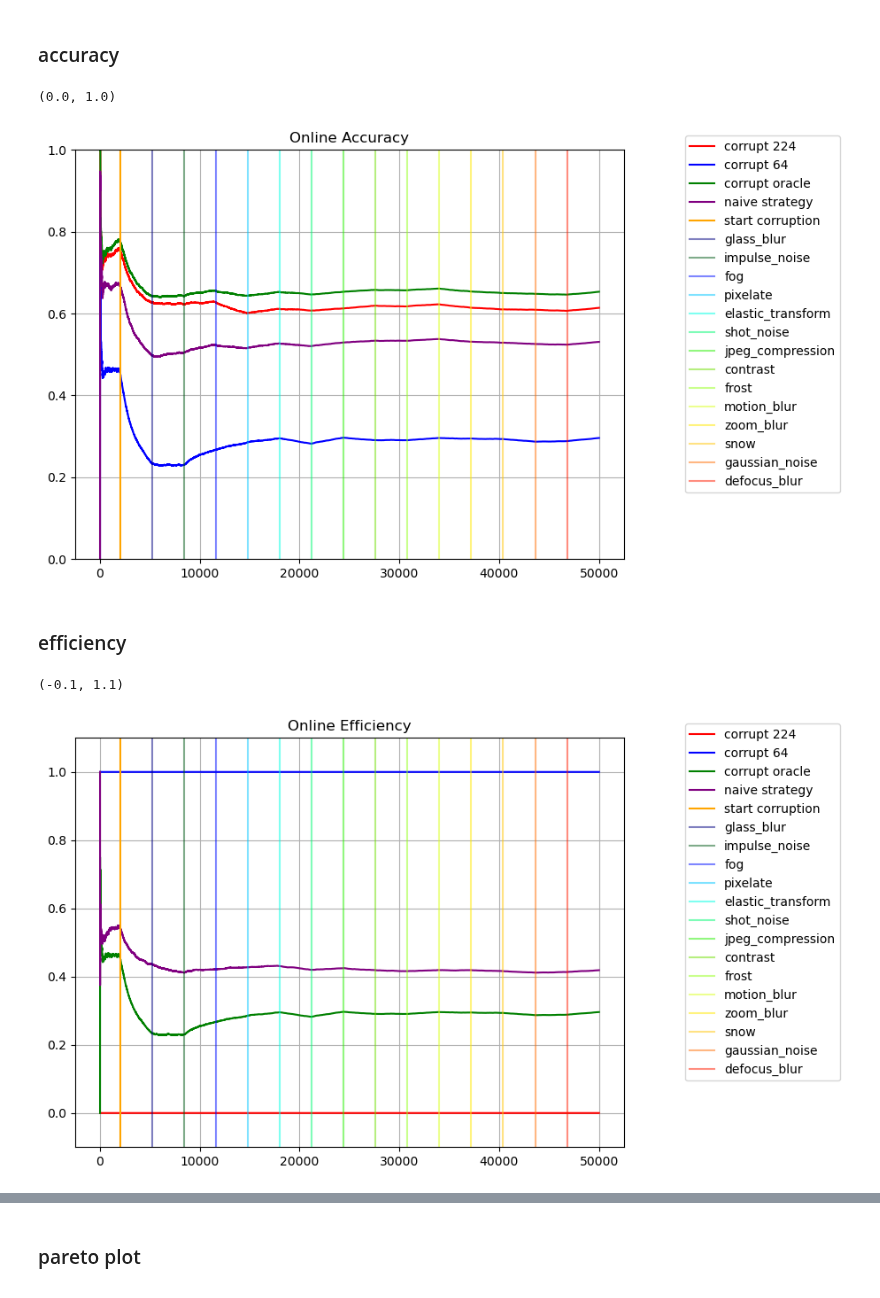
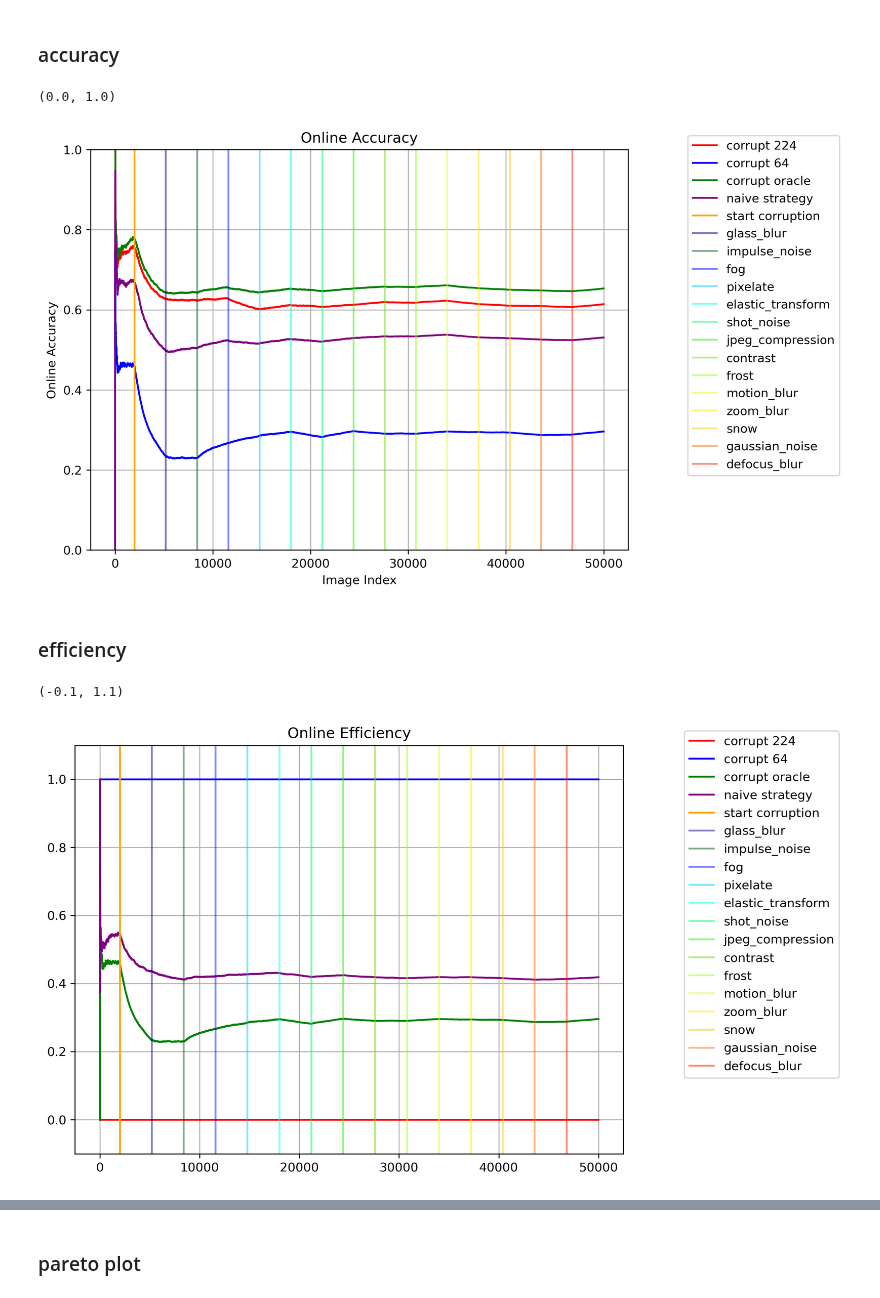
Before and after one commit to Geffen-Cooper/continual_learning_playground, a Jupyter notebook: src/test_time_kd/test_corruptions.ipynb, the cells around one changed output, grey strips where cells are left out. Saved outputs shown, nothing was run; the diff lists cells and outputs as text; code cells hidden in the pictures.

```diff
--- a/src/test_time_kd/test_corruptions.ipynb
+++ b/src/test_time_kd/test_corruptions.ipynb
@@ -699,11 +699,14 @@ for sample_idx in tqdm(rand_order):
             clean_overconfident_locations.append(num_imgs)
     clean_naive_online_acc.append(clean_num_naive_correct/num_imgs)
     clean_naive_efficiency.append(clean_naive_num_choose_small/num_imgs)
-    clean_naive_ops.append((clean_naive_num_choose_small*22+clean_naive_num_choose_big*234)/num_imgs)
+    clean_naive_ops.append((clean_naive_num_choose_small*22+clean_naive_num_choose_big*(234+22))/num_imgs)
 
     idxs.append(num_imgs)
 # %% [markdown]
 ### accuracy
+# %%
+plt.rcParams['figure.dpi'] = 300
+plt.rcParams['savefig.dpi'] = 300
 # %%
 fig1 = plt.figure(figsize=(8,6))
 ax1 = fig1.add_subplot(111)
@@ -1083,7 +1091,7 @@ for sample_idx in tqdm(rand_order):
             corr_overconfident_locations.append(num_imgs)
     corr_naive_online_acc.append(corr_num_naive_correct/num_imgs)
     corr_naive_efficiency.append(corr_naive_num_choose_small/num_imgs)
-    corr_naive_ops.append((corr_naive_num_choose_small*22+corr_naive_num_choose_big*234)/num_imgs)
+    corr_naive_ops.append((corr_naive_num_choose_small*22+corr_naive_num_choose_big*(234+22))/num_imgs)
 
     idxs.append(num_imgs)
 # %% [markdown]
@@ -1091,35 +1099,35 @@ for sample_idx in tqdm(rand_order):
 # %%
 fig1 = plt.figure(figsize=(8,6))
 ax1 = fig1.add_subplot(111)
 ax1.plot(idxs,corr_online_acc,label='corrupt 224',color='red')
 ax1.plot(idxs,corr_online_acc64,label='corrupt 64',color='blue')
 ax1.plot(idxs,corr_oracle_acc,label='corrupt oracle',color='green')
 # ax1.plot(idxs,corr_online_acc,label='corrupted 224',color='black')
 # ax1.plot(idxs,corr_online_acc64,label='corrupted 64',color='green')
 ax1.plot(idxs,corr_naive_online_acc,label='naive strategy',color='purple')
 ax1.axvline(x = transition_points[0], color = 'orange', label = 'start corruption')
 for i,x in enumerate(transition_points[1:]):
     plt.axvline(x =x, label = corruptions[rand_corr_order[i]],alpha=0.5)
 colormap = plt.cm.gist_ncar #nipy_spectral, Set1,Paired
 colors = [colormap(i) for i in np.linspace(0, 1,len(ax1.lines))]
 for i,j in enumerate(ax1.lines[5:]):
     j.set_color(colors[i])
 
 # ax2 = ax1.twinx()
 # px = overconfident_locations
 # py = [naive_online_acc[x] for x in px]
 # # plt.scatter(px,py,s=0.5,c='r')
 # ax2.hist(px,bins=100,alpha=0.2)
 ax1.legend(bbox_to_anchor=(1.1, 1.05))
-# ax1.set_ylabel("Online Accuracy")
+ax1.set_ylabel("Online Accuracy")
 # ax2.set_ylabel("# overconfident images")
-# ax1.set_xlabel("Image Index")
+ax1.set_xlabel("Image Index")
 plt.grid()
 plt.title("Online Accuracy")
 plt.ylim([0,1])
 # %% [output]
 (0.0, 1.0)
-[figure, old version]
+[figure, new version]
 # %% [markdown]
 ### efficiency
 # %%
@@ -1153,7 +1161,7 @@ plt.title("Online Efficiency")
 plt.ylim([-0.1,1.1])
 # %% [output]
 (-0.1, 1.1)
-[figure, old version]
+[figure, new version]
 # %%
 fig1 = plt.figure(figsize=(8,6))
 ax1 = fig1.add_subplot(111)
```
Also changed, not shown: parts of 12 cells of this notebook, 4 other files.
